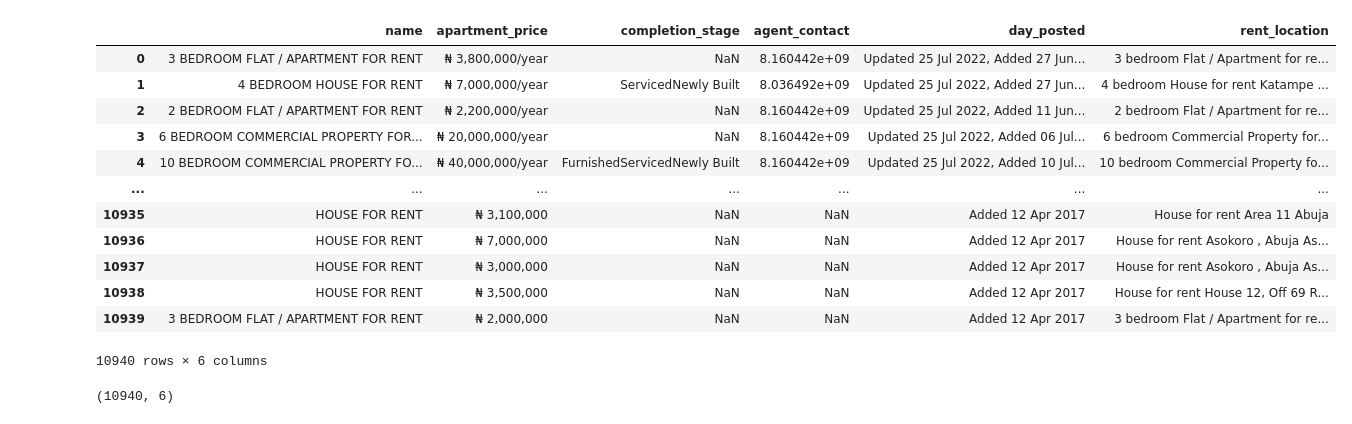
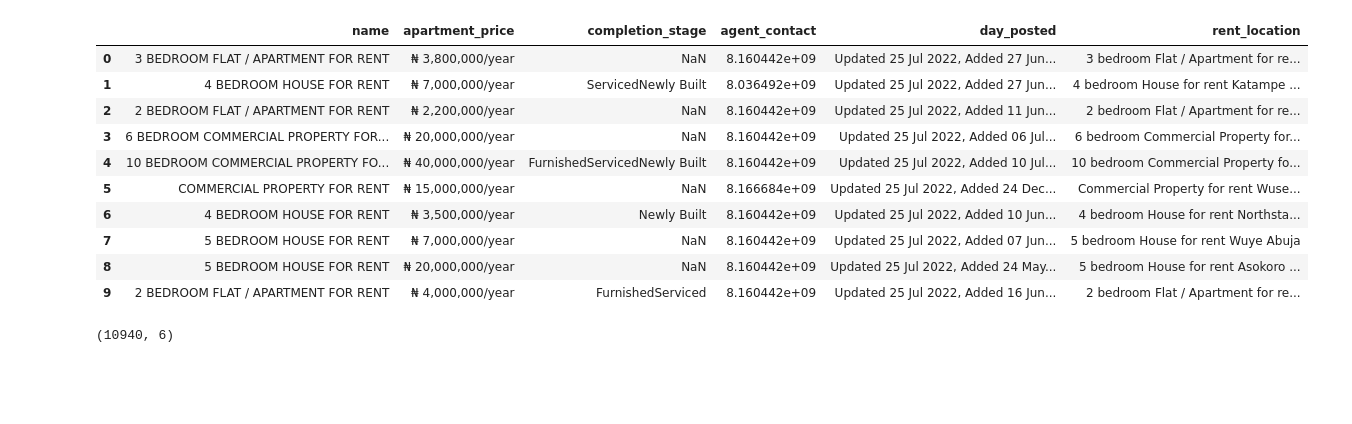
Before and after one commit to nafiuopeyemi88/Real_estate-project, a Jupyter notebook: Real_estateAnalysis.ipynb, the cells around one changed output. Saved outputs shown, nothing was run; the diff lists cells and outputs as text; code cells hidden in the pictures; blank space fills up the shorter version.

```diff
--- a/Real_estateAnalysis.ipynb
+++ b/Real_estateAnalysis.ipynb
@@ -80,19 +79,17 @@ df.to_csv('Real_estate.csv')
 real_estate_df = pd.read_csv('Real_estate.csv', index_col= [0])
 # %%
 #checking the dataset
-real_estate_df
+real_estate_df.head(10)
 # %% [output]
 |  | name | apartment_price | completion_stage | agent_contact | day_posted | rent_location |
 | 0 | 3 BEDROOM FLAT / APARTMENT FOR RENT | ₦ 3,800,000/year | NaN | 8.160442e+09 | Updated 25 Jul 2022, Added 27 Jun... | 3 bedroom Flat / Apartment for re... |
 | 1 | 4 BEDROOM HOUSE FOR RENT | ₦ 7,000,000/year | ServicedNewly Built | 8.036492e+09 | Updated 25 Jul 2022, Added 27 Jun... | 4 bedroom House for rent Katampe ... |
 | 2 | 2 BEDROOM FLAT / APARTMENT FOR RENT | ₦ 2,200,000/year | NaN | 8.160442e+09 | Updated 25 Jul 2022, Added 11 Jun... | 2 bedroom Flat / Apartment for re... |
 | 3 | 6 BEDROOM COMMERCIAL PROPERTY FOR... | ₦ 20,000,000/year | NaN | 8.160442e+09 | Updated 25 Jul 2022, Added 06 Jul... | 6 bedroom Commercial Property for... |
 | 4 | 10 BEDROOM COMMERCIAL PROPERTY FO... | ₦ 40,000,000/year | FurnishedServicedNewly Built | 8.160442e+09 | Updated 25 Jul 2022, Added 10 Jul... | 10 bedroom Commercial Property fo... |
-| ... | ... | ... | ... | ... | ... | ... |
-| 10935 | HOUSE FOR RENT | ₦ 3,100,000 | NaN | NaN | Added 12 Apr 2017 | House for rent Area 11 Abuja |
-| 10936 | HOUSE FOR RENT | ₦ 7,000,000 | NaN | NaN | Added 12 Apr 2017 | House for rent Asokoro , Abuja As... |
-| 10937 | HOUSE FOR RENT | ₦ 3,000,000 | NaN | NaN | Added 12 Apr 2017 | House for rent Asokoro , Abuja As... |
-| 10938 | HOUSE FOR RENT | ₦ 3,500,000 | NaN | NaN | Added 12 Apr 2017 | House for rent House 12, Off 69 R... |
-| 10939 | 3 BEDROOM FLAT / APARTMENT FOR RENT | ₦ 2,000,000 | NaN | NaN | Added 12 Apr 2017 | 3 bedroom Flat / Apartment for re... |
+| 5 | COMMERCIAL PROPERTY FOR RENT | ₦ 15,000,000/year | NaN | 8.166684e+09 | Updated 25 Jul 2022, Added 24 Dec... | Commercial Property for rent Wuse... |
+| 6 | 4 BEDROOM HOUSE FOR RENT | ₦ 3,500,000/year | Newly Built | 8.160442e+09 | Updated 25 Jul 2022, Added 10 Jun... | 4 bedroom House for rent Northsta... |
+| 7 | 5 BEDROOM HOUSE FOR RENT | ₦ 7,000,000/year | NaN | 8.160442e+09 | Updated 25 Jul 2022, Added 07 Jun... | 5 bedroom House for rent Wuye Abuja |
+| 8 | 5 BEDROOM HOUSE FOR RENT | ₦ 20,000,000/year | NaN | 8.160442e+09 | Updated 25 Jul 2022, Added 24 May... | 5 bedroom House for rent Asokoro ... |
+| 9 | 2 BEDROOM FLAT / APARTMENT FOR RENT | ₦ 4,000,000/year | FurnishedServiced | 8.160442e+09 | Updated 25 Jul 2022, Added 16 Jun... | 2 bedroom Flat / Apartment for re... |
-10940 rows × 6 columns
 # %%
```
Also changed, not shown: parts of 52 cells of this notebook.
